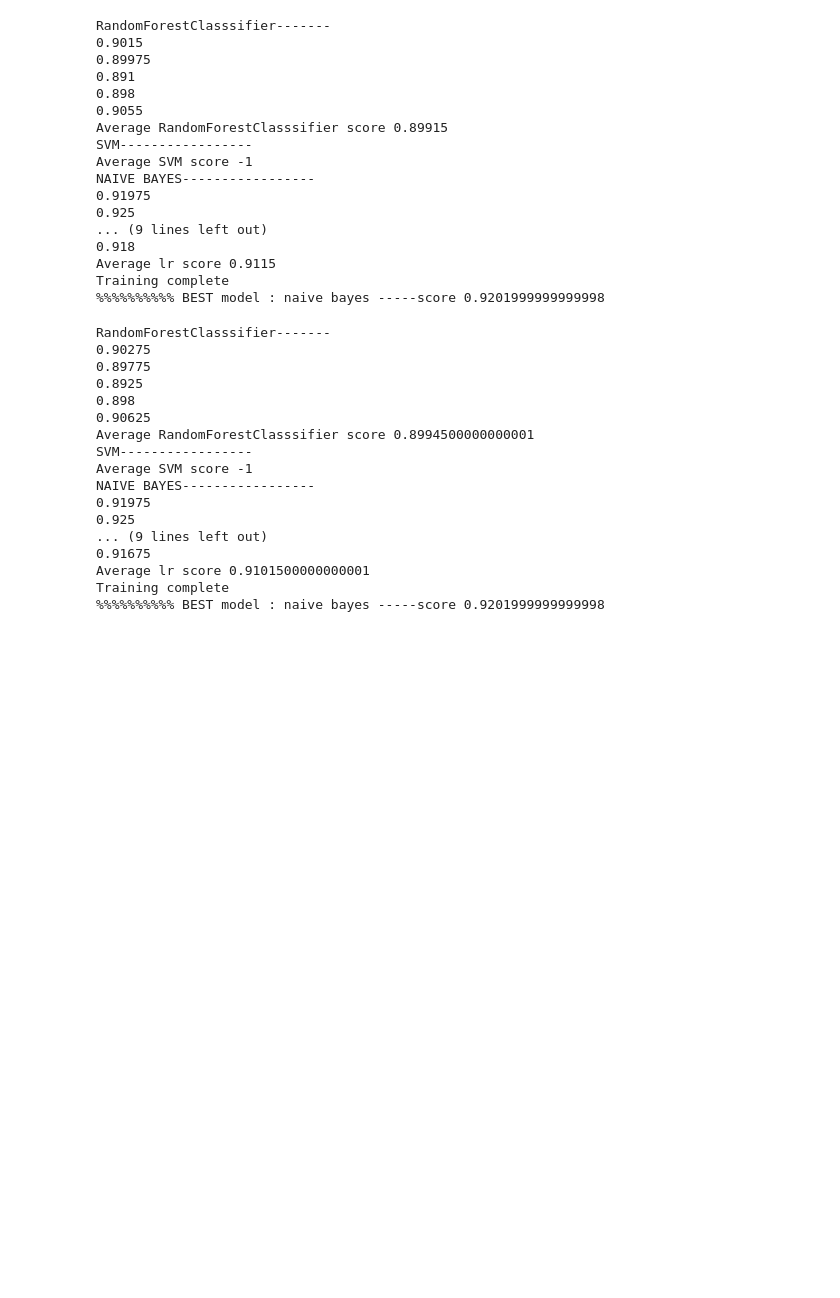
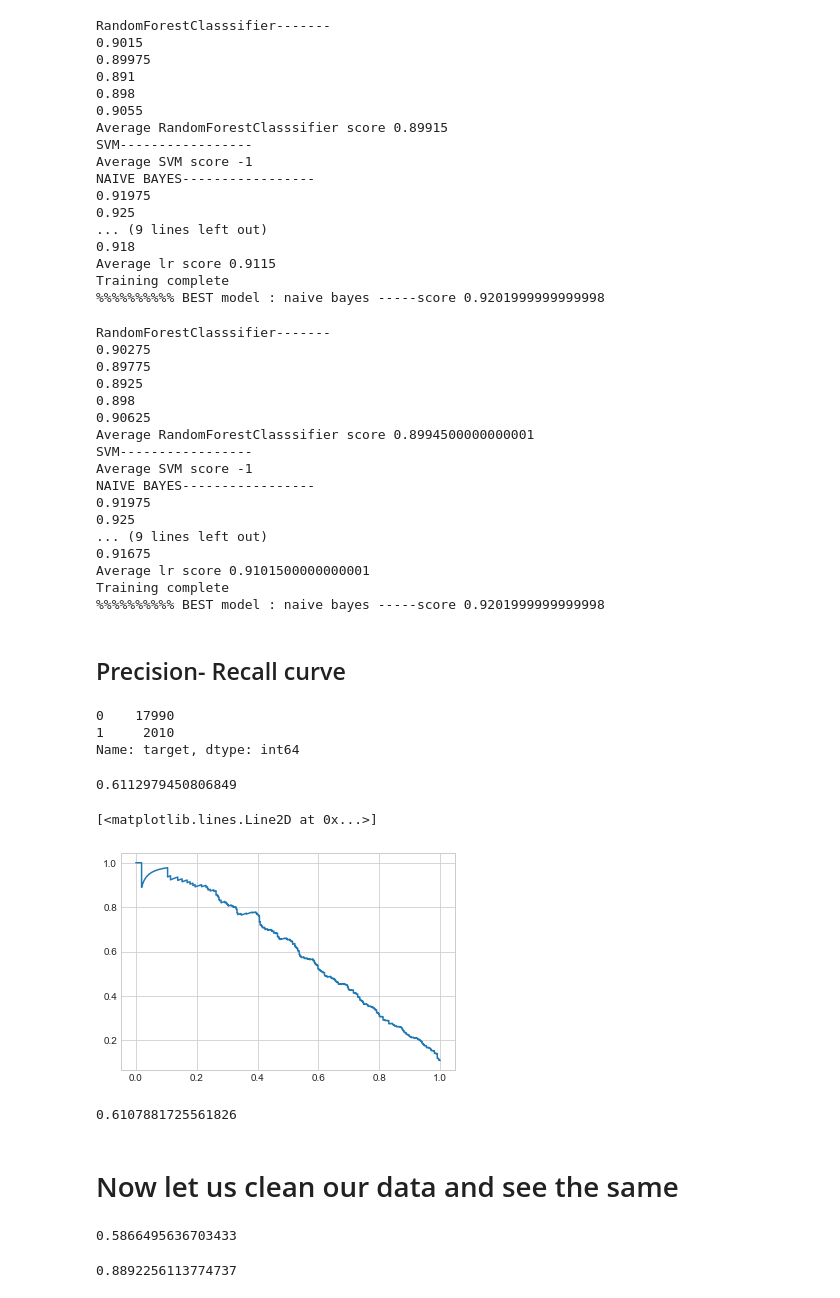
Before and after one commit to pat-123/Santander, a Jupyter notebook: notebooks/Santander.ipynb, the cells around one changed output. Drawn from its saved outputs; the diff is of its cells as text; code cells hidden in the pictures; blank space fills up the shorter version.

```diff
--- a/notebooks/Santander.ipynb
+++ b/notebooks/Santander.ipynb
@@ -1323,3 +1345,17 @@ NAIVE BAYES-----------------
 Average lr score 0.9101500000000001
 Training complete
 %%%%%%%%%% BEST model : naive bayes -----score 0.9201999999999998
+# %% [markdown]
+## Precision- Recall curve
+# %%
+data.target.value_counts()
+# since our data is largely imbalanced, we shall see precision-recall curve
+# %% [output]
+0    17990
+1     2010
+Name: target, dtype: int64
+# %%
+iv = data.drop(['target'],axis=1)
+dv = data['target']
+iv_train, iv_test, dv_train, dv_test = train_test_split(iv,dv,test_size=0.2)
+model = GaussianNB().fit(iv_train,dv_train)
@@ -1325,0 +1364,33 @@ Training complete
+# %%
+dv_test_pred_proba = model.predict_proba(iv_test)[::,1]
+prec, recall,thresh = precision_recall_curve(dv_test,dv_test_pred_proba )
+average_precision_score(dv_test,dv_test_pred_proba )
+# %% [output]
+0.6112979450806849
+# %%
+plt.plot(recall,prec)
+# %% [output]
+[<matplotlib.lines.Line2D at 0x...>]
+[figure, added]
+# %%
+auc(recall,prec)
+# %% [output]
+0.6107881725561826
+# %% [markdown]
+# Now let us clean our data and see the same
+# %%
+iv = data.drop(['target'],axis=1)
+dv = data['target']
+iv_train, iv_test, dv_train, dv_test = train_test_split(iv,dv,test_size=0.2)
+model = GaussianNB().fit(iv_train,dv_train)
+dv_test_pred_proba = model.predict_proba(iv_test)[::,1]
+prec, recall,thresh = precision_recall_curve(dv_test,dv_test_pred_proba )
+#Precision-recall score
+average_precision_score(dv_test,dv_test_pred_proba )
+# %% [output]
+0.5866495636703433
+# %%
+#auc score
+roc_auc_score(dv_test,dv_test_pred_proba)
+# %% [output]
+0.8892256113774737
```
Also changed, not shown: parts of 13 cells of this notebook, 1 other file.
